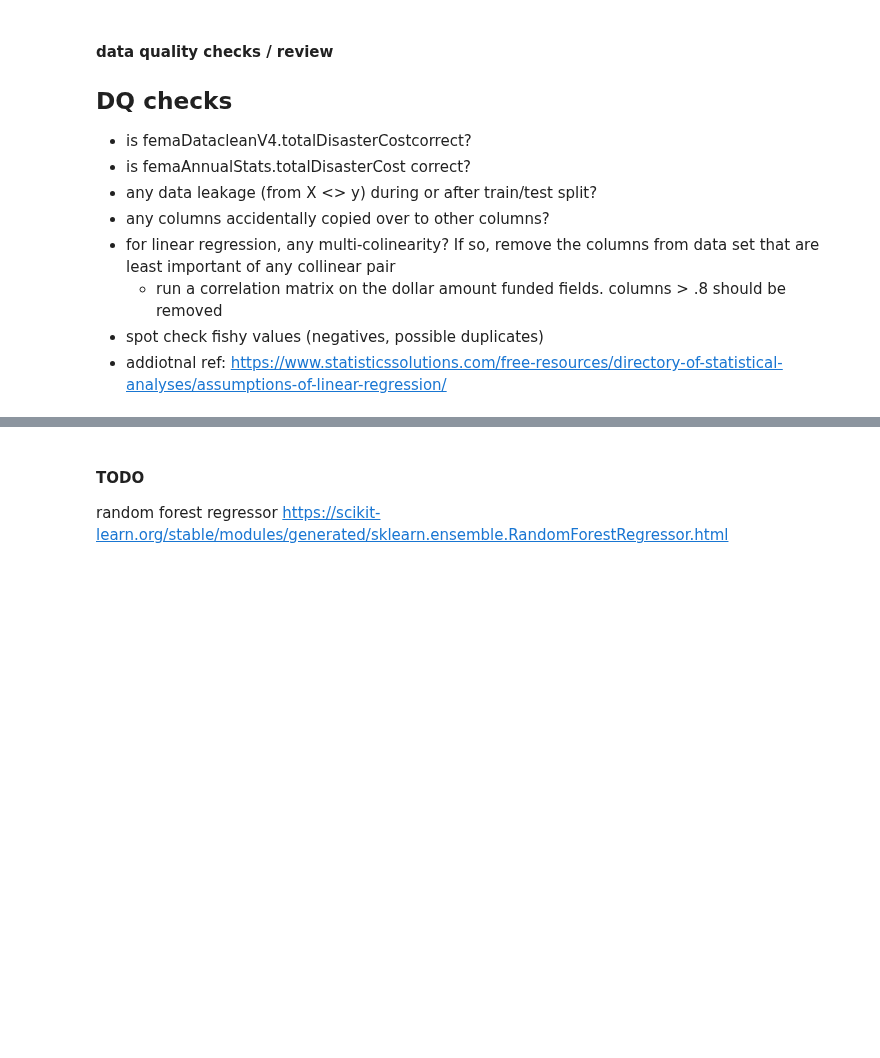
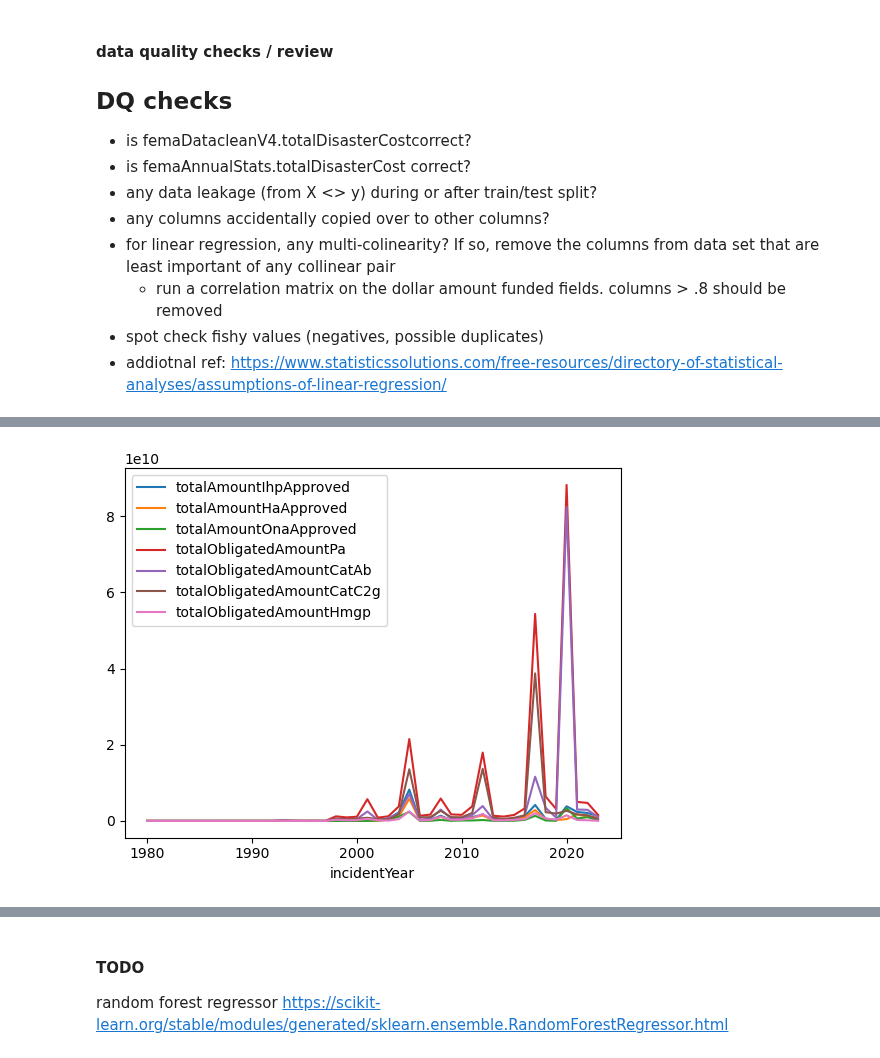
Before and after one commit to mdgarber/FEMADisasterCostForecasting, a Jupyter notebook: femadisastercostforecasting/notebooks/FEMA-Modeling.ipynb, the cells around one changed output, grey strips where cells are left out. Saved outputs shown, nothing was run; the diff lists cells and outputs as text; code cells hidden in the pictures; blank space fills up the shorter version.

```diff
--- a/femadisastercostforecasting/notebooks/FEMA-Modeling.ipynb
+++ b/femadisastercostforecasting/notebooks/FEMA-Modeling.ipynb
@@ -448,0 +467,6 @@ for row in femaDataCleanV4[['totalAmountIhpApproved', 'totalAmountHaApproved', '
+# %%
+femaAnnualStats[fundAmountCols].plot()
+#femaAnnualStats['totalDisasterCost'].plot()
+plt.show()
+# %% [output]
+[figure, added]
```
Also changed, not shown: parts of 12 cells of this notebook.
